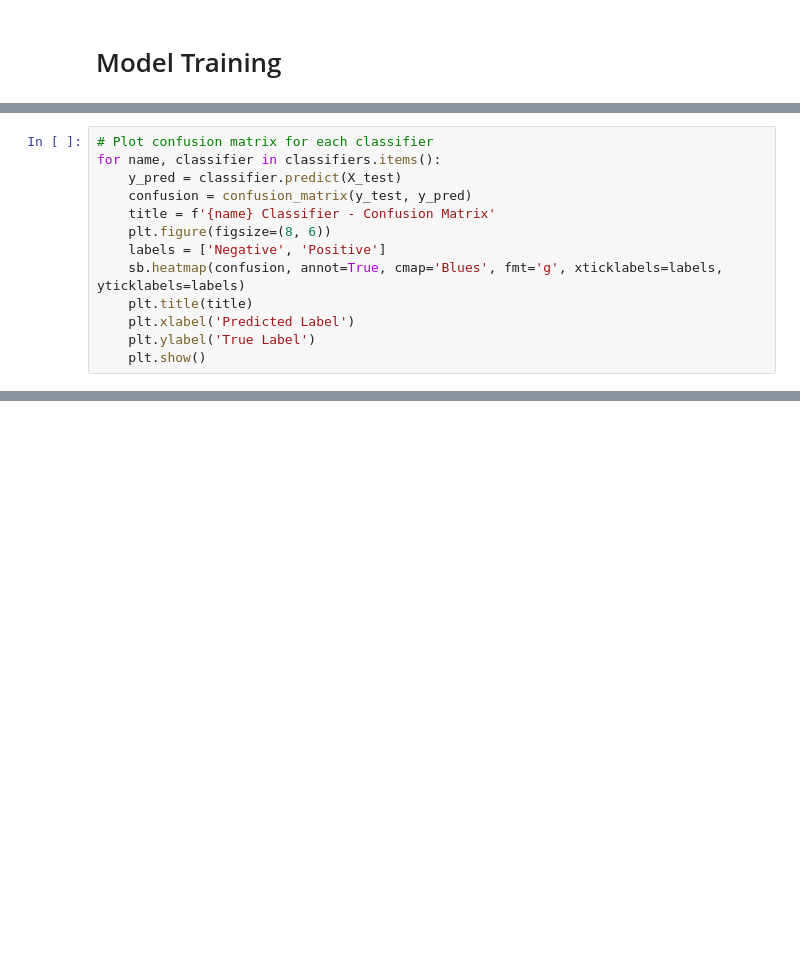
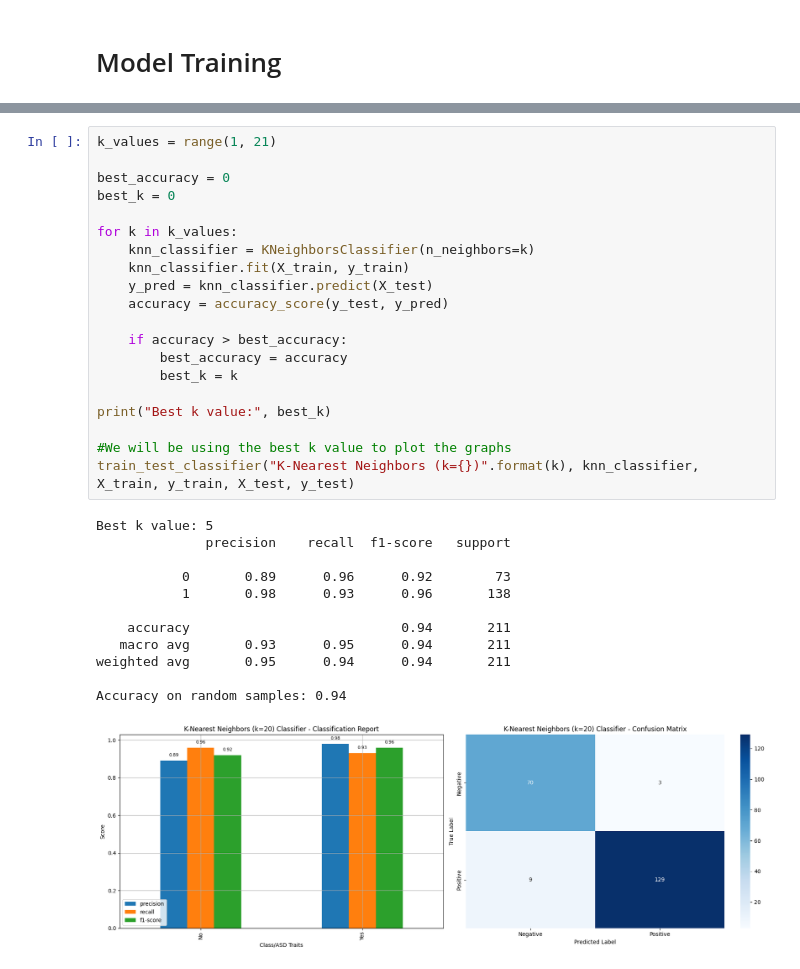
Before and after one commit to AndreSantos03/Y3S2-Artificial-Intelligence2, a Jupyter notebook: autism_toddler_prediction.ipynb, the cells around one changed output, grey strips where cells are left out. Cells and saved outputs as stored; diff of their text form; blank space fills up the shorter version.

```diff
--- a/autism_toddler_prediction.ipynb
+++ b/autism_toddler_prediction.ipynb
@@ -311,13 +342,0 @@ for name, classifier in classifiers.items():
-# %%
-# Plot confusion matrix for each classifier
-for name, classifier in classifiers.items():
-    y_pred = classifier.predict(X_test)
-    confusion = confusion_matrix(y_test, y_pred)
-    title = f'{name} Classifier - Confusion Matrix'
-    plt.figure(figsize=(8, 6))
-    labels = ['Negative', 'Positive']
-    sb.heatmap(confusion, annot=True, cmap='Blues', fmt='g', xticklabels=labels, yticklabels=labels)
-    plt.title(title)
-    plt.xlabel('Predicted Label')
-    plt.ylabel('True Label')
-    plt.show()
@@ -328,0 +369,33 @@ for name, classifier in classifiers.items():
+# %%
+k_values = range(1, 21)
+
+best_accuracy = 0
+best_k = 0
+
+for k in k_values:
+    knn_classifier = KNeighborsClassifier(n_neighbors=k)
+    knn_classifier.fit(X_train, y_train)
+    y_pred = knn_classifier.predict(X_test)
+    accuracy = accuracy_score(y_test, y_pred)
+
+    if accuracy > best_accuracy:
+        best_accuracy = accuracy
+        best_k = k
+
+print("Best k value:", best_k)
+
+#We will be using the best k value to plot the graphs
+train_test_classifier("K-Nearest Neighbors (k={})".format(k), knn_classifier, X_train, y_train, X_test, y_test)
+# %% [output]
+Best k value: 5
+              precision    recall  f1-score   support
+
+           0       0.89      0.96      0.92        73
+           1       0.98      0.93      0.96       138
+
+    accuracy                           0.94       211
+   macro avg       0.93      0.95      0.94       211
+weighted avg       0.95      0.94      0.94       211
+
+Accuracy on random samples: 0.94
+[figure, added]
```
Also changed, not shown: parts of 34 cells of this notebook.
